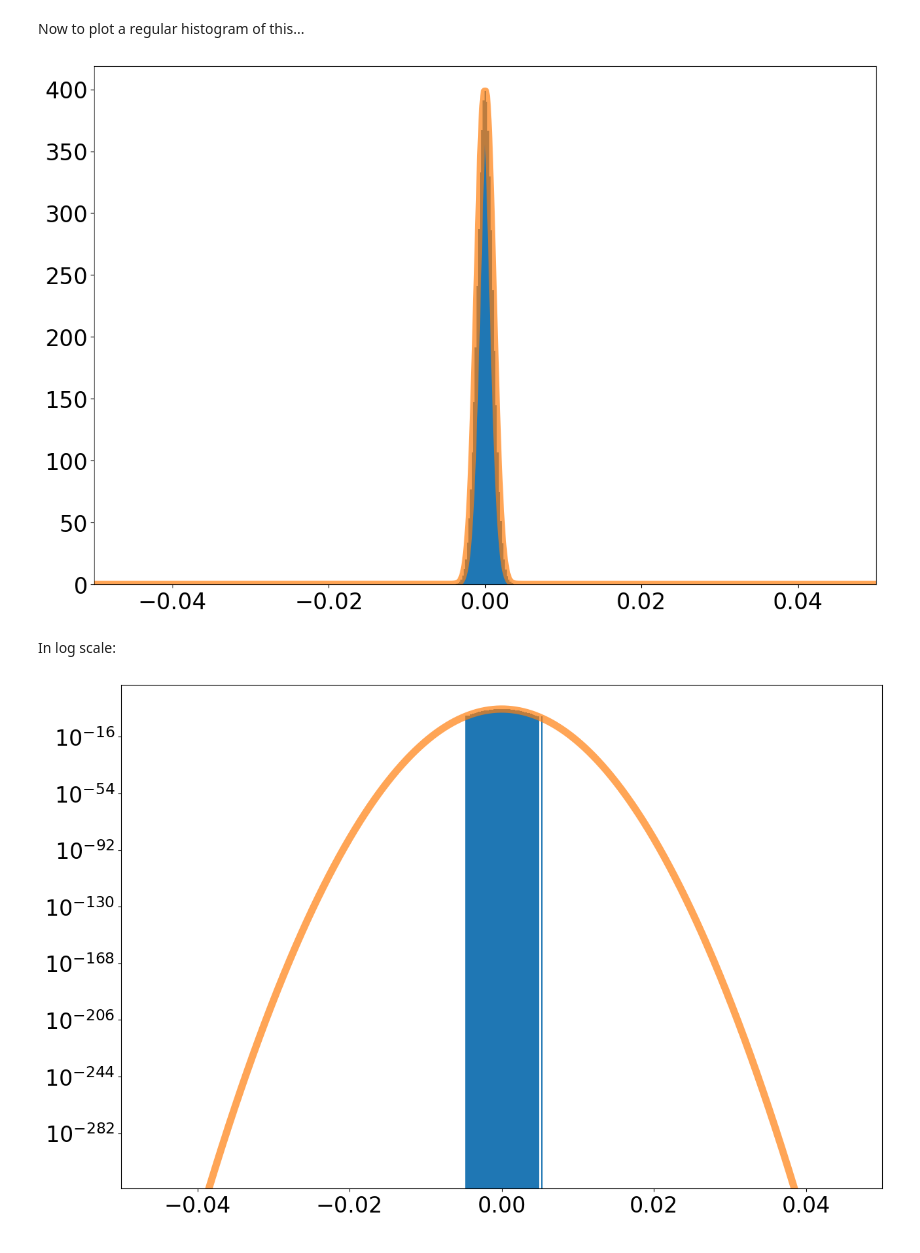
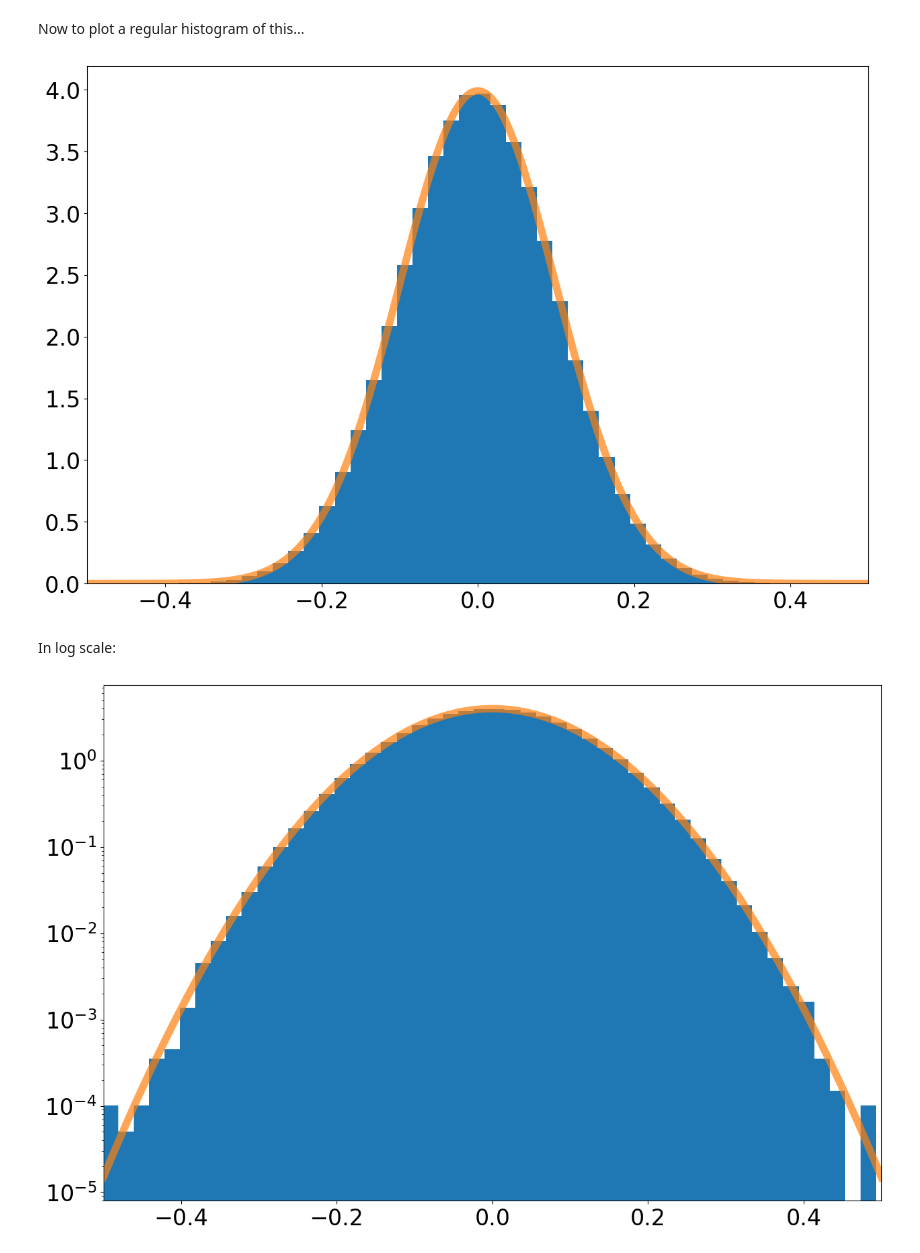
Before and after one commit to samibadalkhan/PHYS_434_Codebase, a Jupyter notebook: HW1-simple_statistics_2026.ipynb, the cells around one changed output. Cells and saved outputs as stored; diff of their text form; code cells hidden in the pictures.

Commit message:
better plots

```diff
--- a/HW1-simple_statistics_2026.ipynb
+++ b/HW1-simple_statistics_2026.ipynb
@@ -73,22 +73,22 @@ Now to plot a regular histogram of this...
 fig, ax = plt.subplots(1, 1)
 ax.hist(dis,50, density=True)
 plt.tick_params(labelsize = 24)
-plt.xlim([-0.05,0.05])
-x = np.linspace(-0.05,0.05,1000)
-ax.plot(x,stats.norm.pdf(x,loc = 0., scale = 0.001),linewidth = 8,alpha = 0.7)
+plt.xlim([-0.5,0.5])
+x = np.linspace(-0.5,0.5,1000)
+ax.plot(x,stats.norm.pdf(x,loc = 0., scale = 0.1),linewidth = 8,alpha = 0.7)
 plt.show()
 # %% [output]
-[figure, old version]
+[figure, new version]
 # %% [markdown]
 In log scale:
 # %%
 fig, ax = plt.subplots(1, 1)
 ax.hist(dis,50, density=True)
 plt.yscale('log')
 plt.tick_params(labelsize = 24)
-plt.xlim([-0.05,0.05])
-x = np.linspace(-0.05,0.05,1000)
-ax.plot(x,stats.norm.pdf(x,loc = 0., scale = 0.001),linewidth = 8,alpha = 0.7)
+plt.xlim([-0.5,0.5])
+x = np.linspace(-0.5,0.5,1000)
+ax.plot(x,stats.norm.pdf(x,loc = 0., scale = 0.1),linewidth = 8,alpha = 0.7)
 plt.show()
 # %% [output]
-[figure, old version]
+[figure, new version]
```
